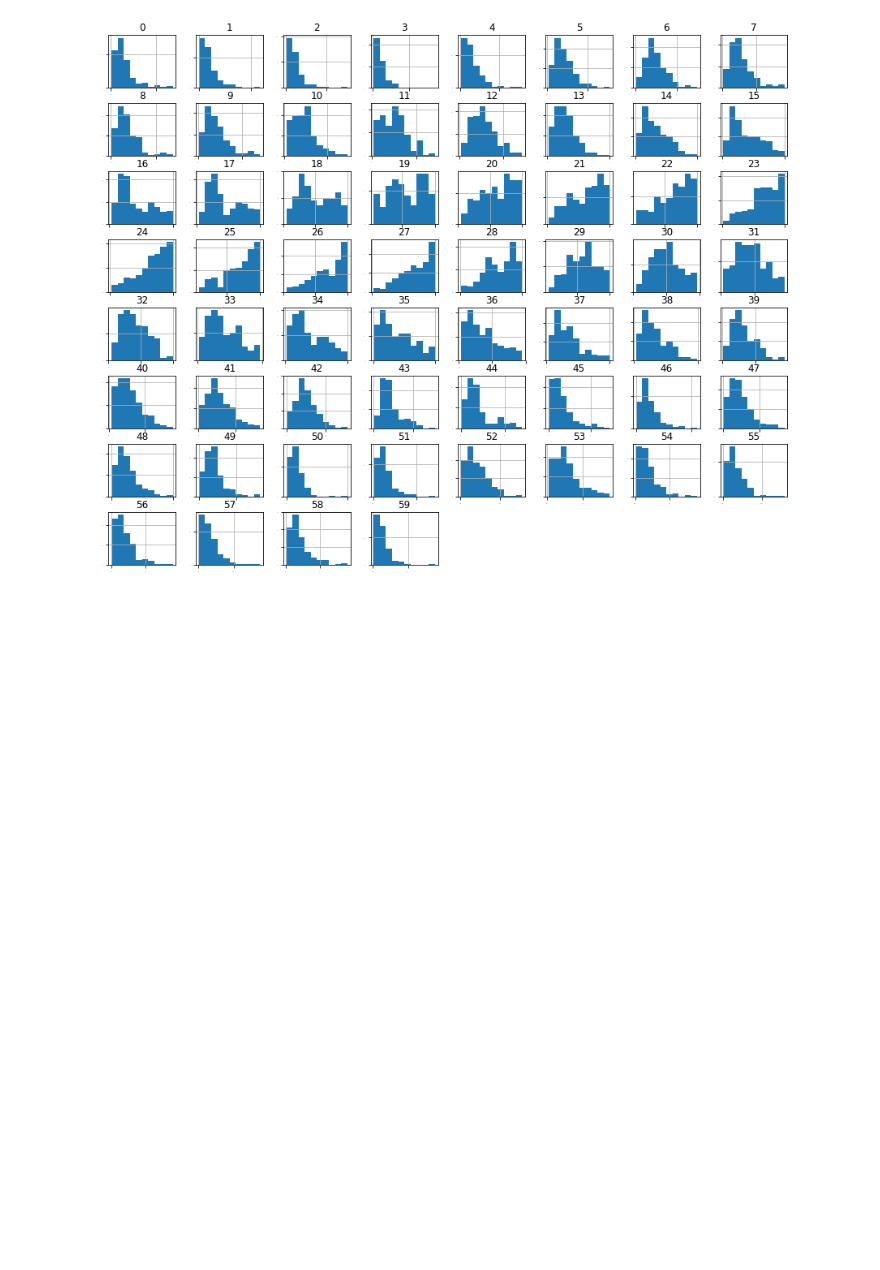
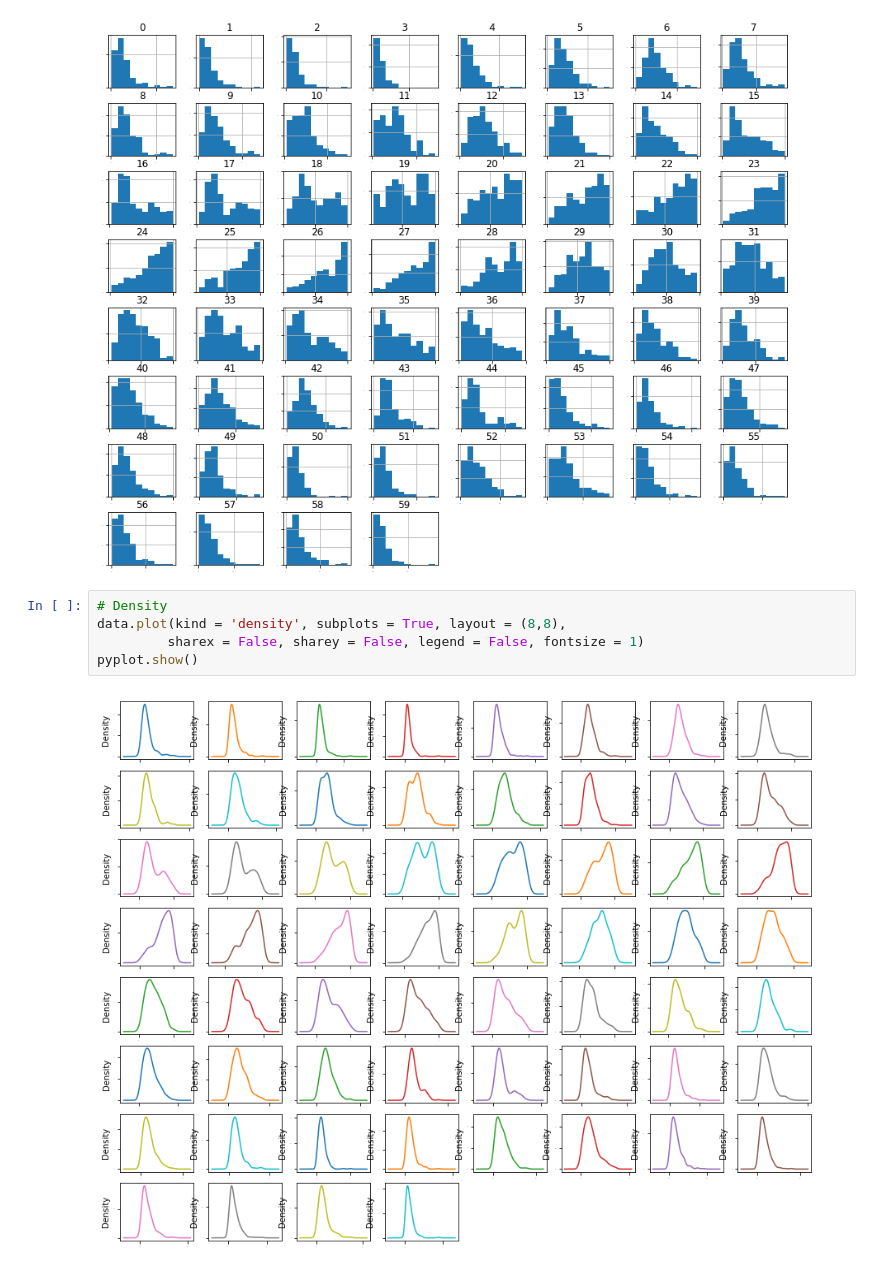
Before and after one commit to MichaelCHarrison/ML-Py-Sonar-Dataset, a Jupyter notebook: 170517 Sonar Dataset.ipynb, the cells around one changed output. Drawn from its saved outputs; the diff is of its cells as text; blank space fills up the shorter version.

```diff
--- a/170517 Sonar Dataset.ipynb
+++ b/170517 Sonar Dataset.ipynb
@@ -126,3 +127,10 @@ pyplot.show()
 # %% [output]
 Populating the interactive namespace from numpy and matplotlib
 [figure]
+# %%
+# Density
+data.plot(kind = 'density', subplots = True, layout = (8,8),
+         sharex = False, sharey = False, legend = False, fontsize = 1)
+pyplot.show()
+# %% [output]
+[figure, added]
```
Also changed, not shown: parts of 15 cells of this notebook.
